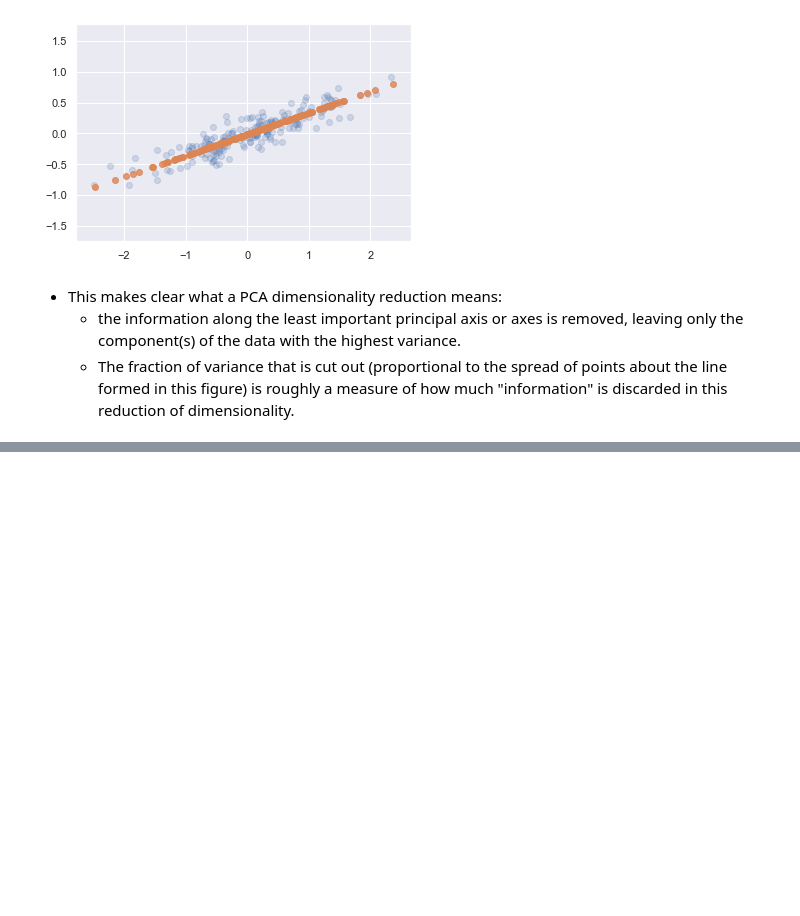
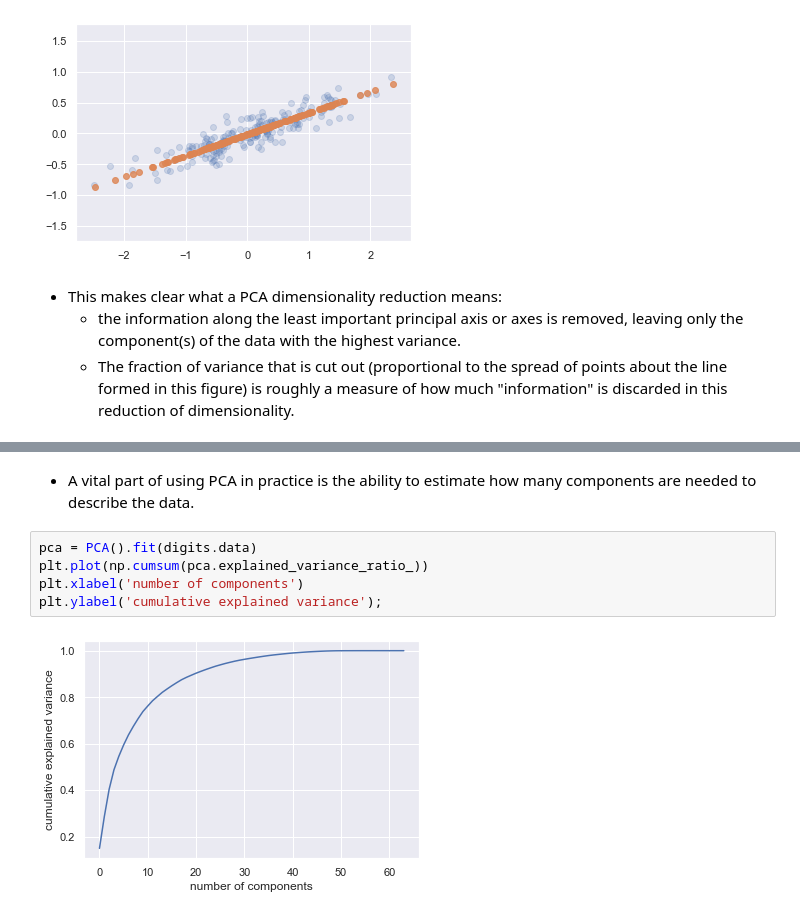
Before and after one commit to Alumasa/data_sci-and-machine_learning, a Jupyter notebook: Principal Component Analysis.ipynb, the cells around one changed output, grey strips where cells are left out. Drawn from its saved outputs; the diff is of its cells as text; blank space fills up the shorter version.

```diff
--- a/Principal Component Analysis.ipynb
+++ b/Principal Component Analysis.ipynb
@@ -92,0 +118,9 @@ plt.axis('equal');
+# %% [markdown]
+- A vital part of using PCA in practice is the ability to estimate how many components are needed to describe the data.
+# %%
+pca = PCA().fit(digits.data)
+plt.plot(np.cumsum(pca.explained_variance_ratio_))
+plt.xlabel('number of components')
+plt.ylabel('cumulative explained variance');
+# %% [output]
+[figure, added]
```
Also changed, not shown: parts of 11 cells of this notebook.
